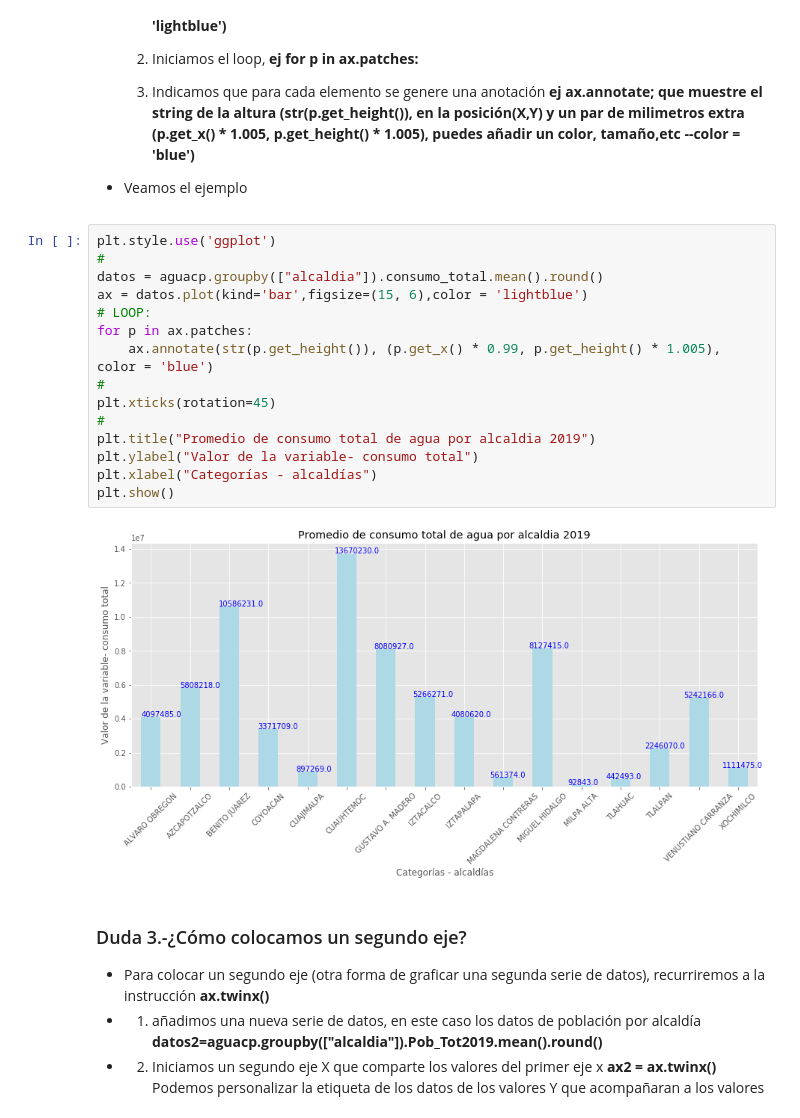
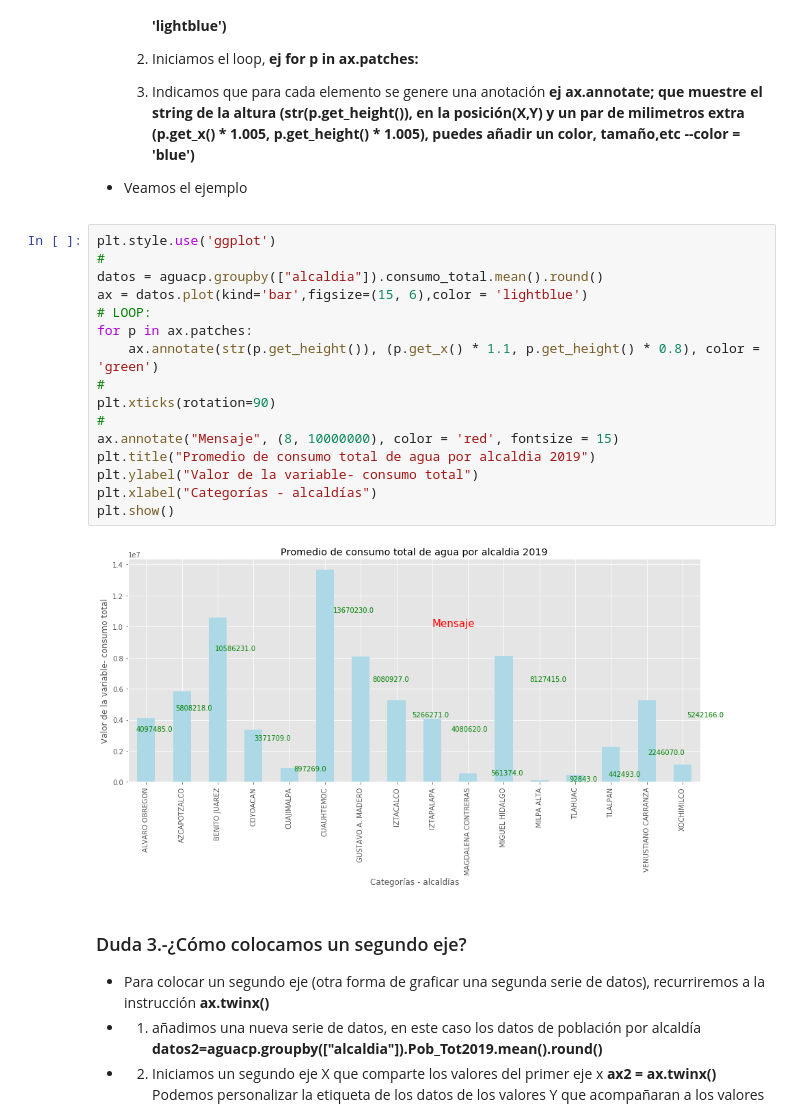
Before and after one commit to benjov/Econometria_II_Primavera_2019, a Jupyter notebook: Clase_00/DUDAS Clase Gráficas.ipynb, the cells around one changed output. Saved outputs shown, nothing was run; the diff lists cells and outputs as text.

```diff
--- a/Clase_00/DUDAS Clase Gráficas.ipynb
+++ b/Clase_00/DUDAS Clase Gráficas.ipynb
@@ -73,20 +74,21 @@ https://matplotlib.org/3.1.1/api/_as_gen/matplotlib.pyplot.annotate.html
 # %%
 plt.style.use('ggplot')
 #
 datos = aguacp.groupby(["alcaldia"]).consumo_total.mean().round()
 ax = datos.plot(kind='bar',figsize=(15, 6),color = 'lightblue')
 # LOOP:
 for p in ax.patches:
-    ax.annotate(str(p.get_height()), (p.get_x() * 0.99, p.get_height() * 1.005), color = 'blue')
+    ax.annotate(str(p.get_height()), (p.get_x() * 1.1, p.get_height() * 0.8), color = 'green')
 #
-plt.xticks(rotation=45)
+plt.xticks(rotation=90)
 #
+ax.annotate("Mensaje", (8, 10000000), color = 'red', fontsize = 15)
 plt.title("Promedio de consumo total de agua por alcaldia 2019")
 plt.ylabel("Valor de la variable- consumo total")
 plt.xlabel("Categorías - alcaldías")
 plt.show()
 # %% [output]
-[figure, old version]
+[figure, new version]
 # %% [markdown]
 ### Duda 3.-¿Cómo colocamos un segundo eje?
 * Para colocar un segundo eje (otra forma de graficar una segunda serie de datos), recurriremos a la instrucción **ax.twinx()**
```
Also changed, not shown: parts of 1 cell of this notebook, 2 other files.
